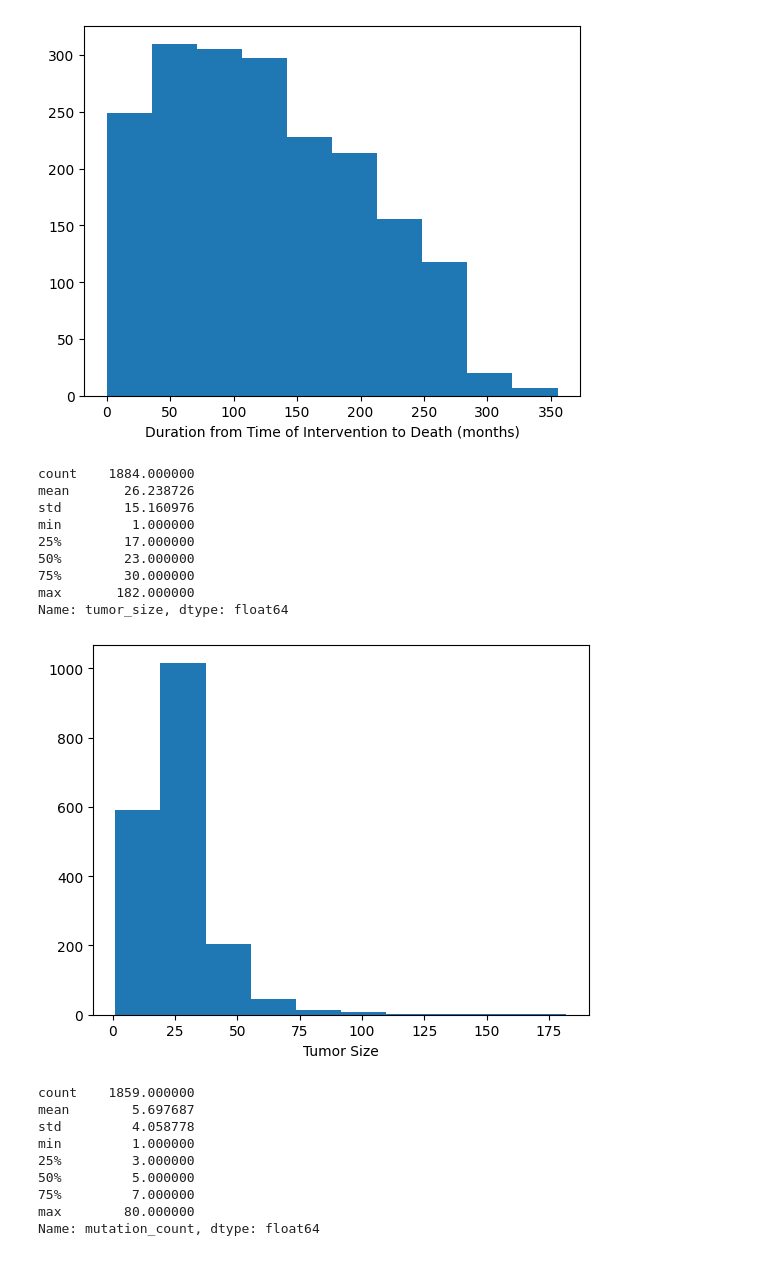
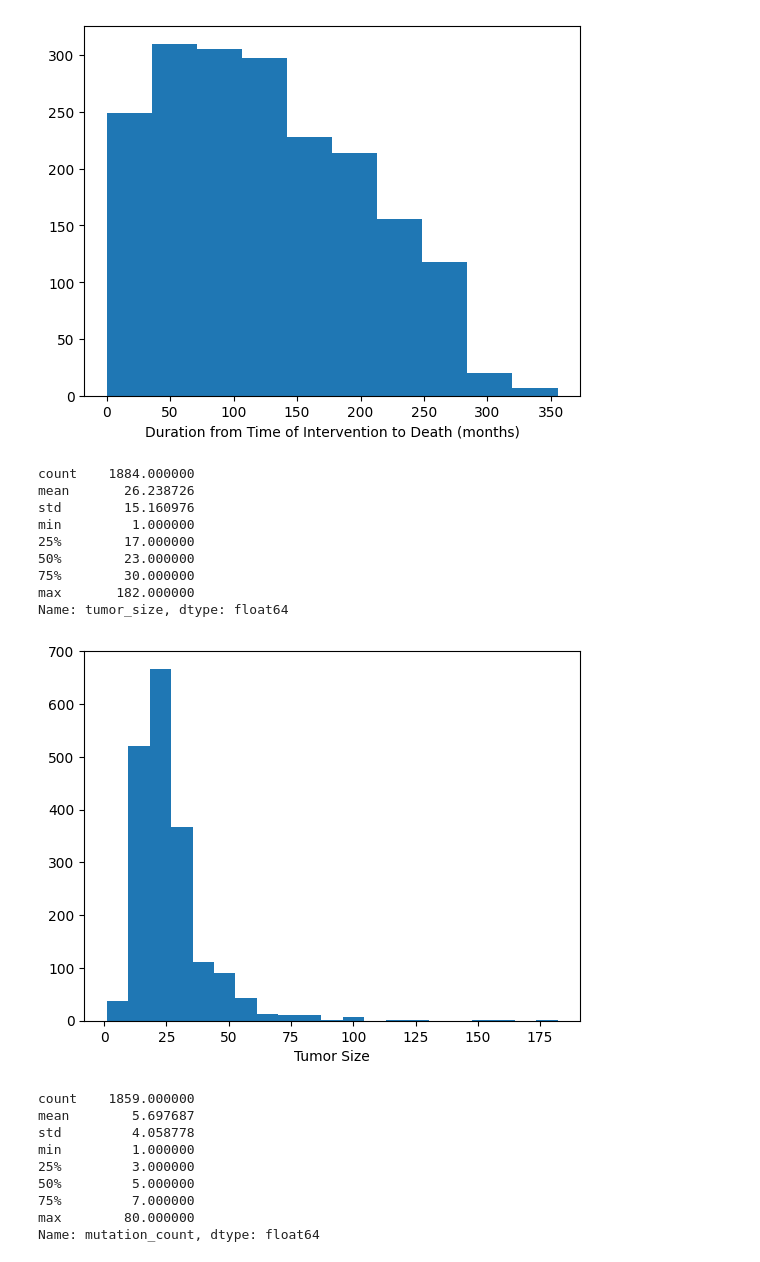
Before and after one commit to lilythomson13/finalproject, a Jupyter notebook: EDA.ipynb, the cells around one changed output. Saved outputs shown, nothing was run; the diff lists cells and outputs as text; code cells hidden in the pictures.

```diff
--- a/EDA.ipynb
+++ b/EDA.ipynb
@@ -67,20 +67,20 @@ Name: overall_survival_months, dtype: float64
 # %%
 # EDA for tumor size
 print(df['tumor_size'].describe())
-df['tumor_size'].hist(grid=False)
+df['tumor_size'].hist(bins = 21, grid=False)
 plt.xlabel("Tumor Size")
 plt.show()
 # %% [output]
 count    1884.000000
 mean       26.238726
 std        15.160976
 min         1.000000
 25%        17.000000
 50%        23.000000
 75%        30.000000
 max       182.000000
 Name: tumor_size, dtype: float64
-[figure, old version]
+[figure, new version]
 # %%
 # EDA for mutation count
 print(df['mutation_count'].describe())
```
Also changed, not shown: parts of 5 cells of this notebook.
